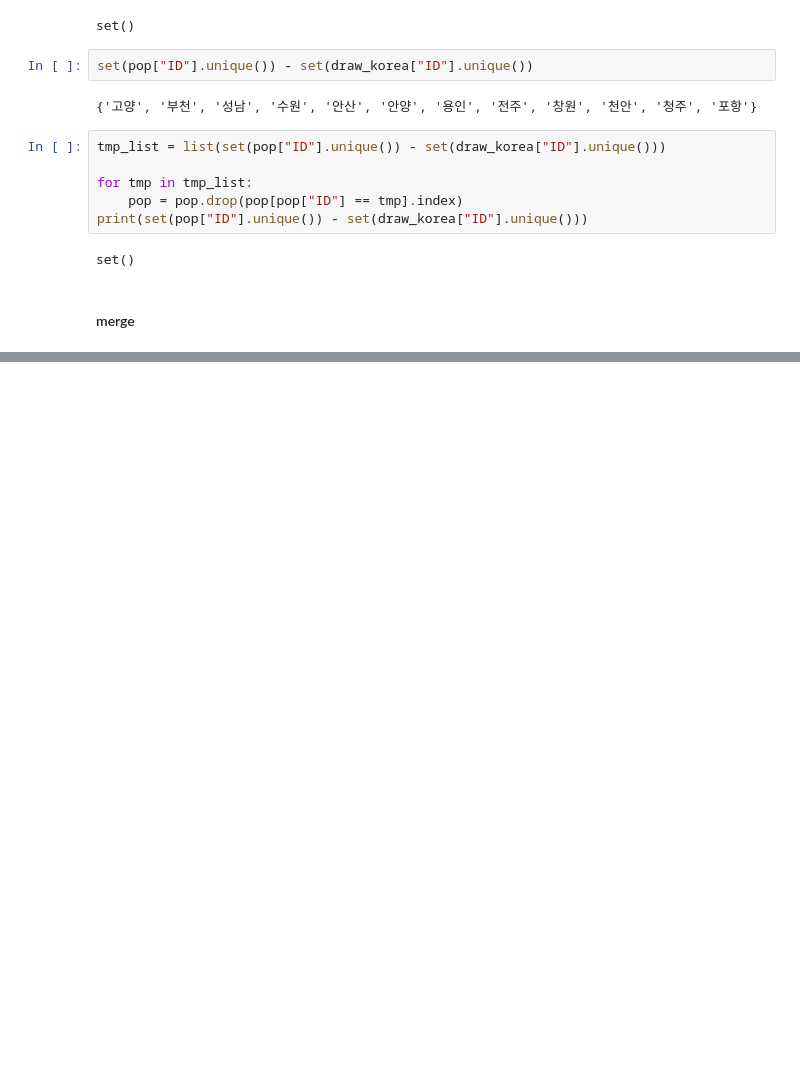
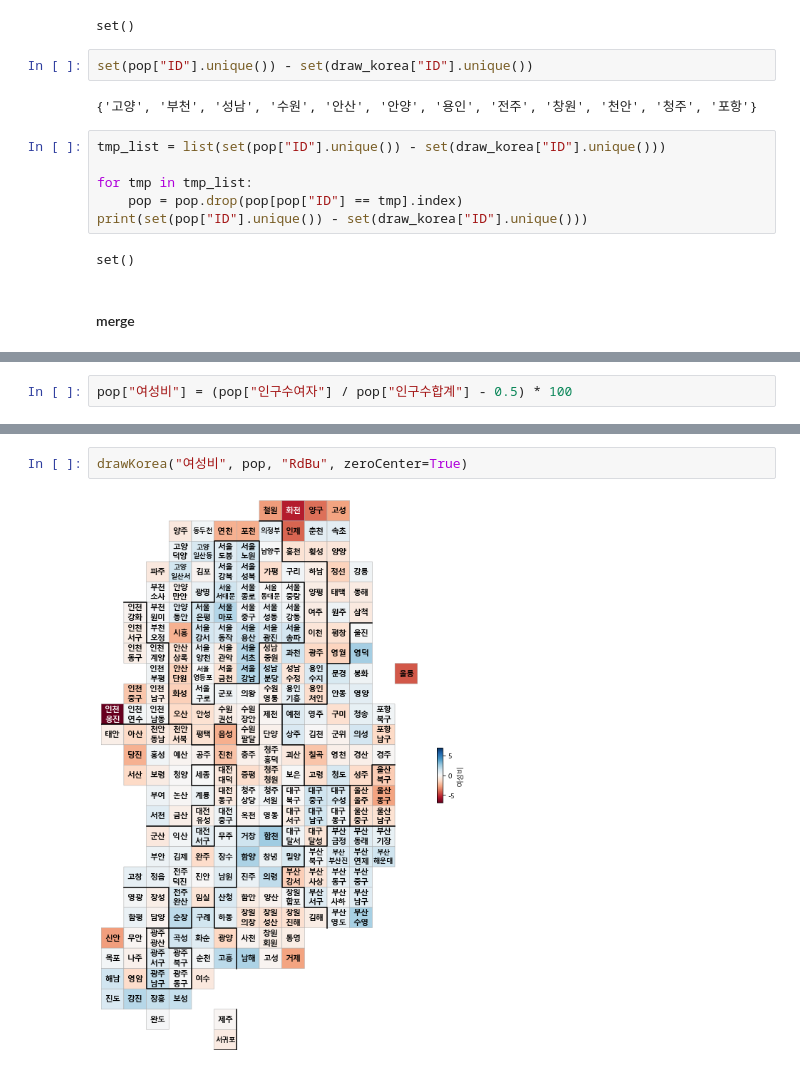
Before and after one commit to HeyJunie/ds_study, a Jupyter notebook: Population/07_Population.ipynb, the cells around one changed output, grey strips where cells are left out. Cells and saved outputs as stored; diff of their text form; blank space fills up the shorter version.

```diff
--- a/Population/07_Population.ipynb
+++ b/Population/07_Population.ipynb
@@ -754,0 +869,2 @@ pop.head()
+# %%
+pop["여성비"] = (pop["인구수여자"] / pop["인구수합계"] - 0.5) * 100
@@ -754,0 +880,4 @@ pop.head()
+# %%
+drawKorea("여성비", pop, "RdBu", zeroCenter=True)
+# %% [output]
+[figure, added]
```
Also changed, not shown: parts of 21 cells of this notebook, 3 other files.
